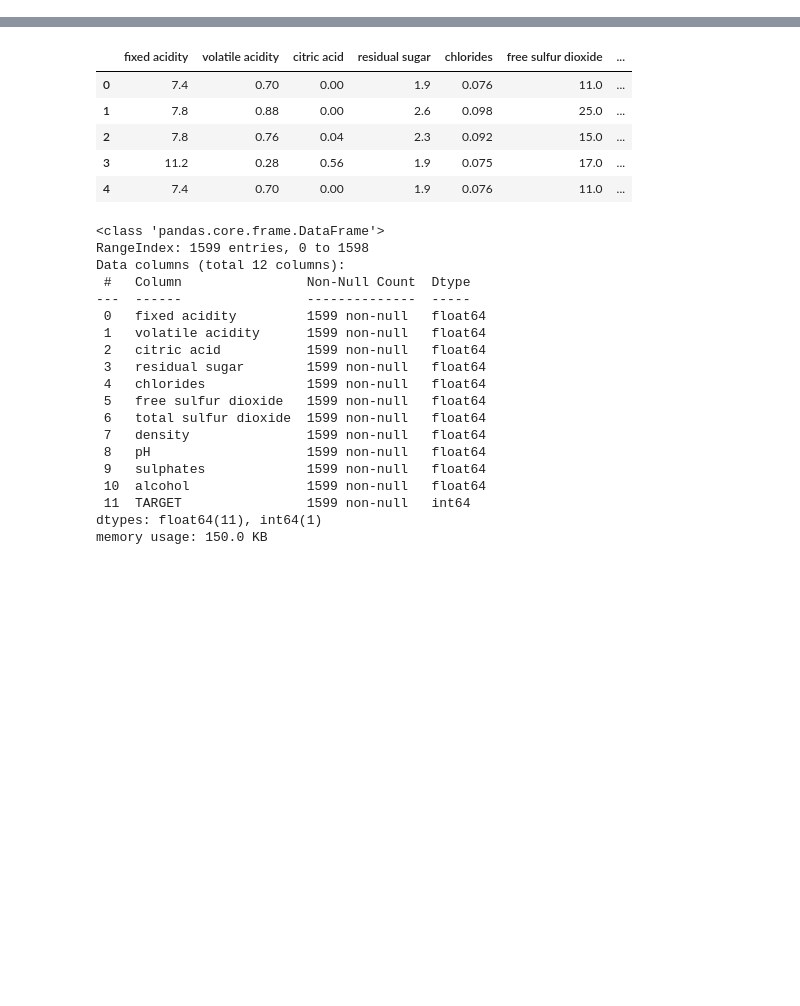
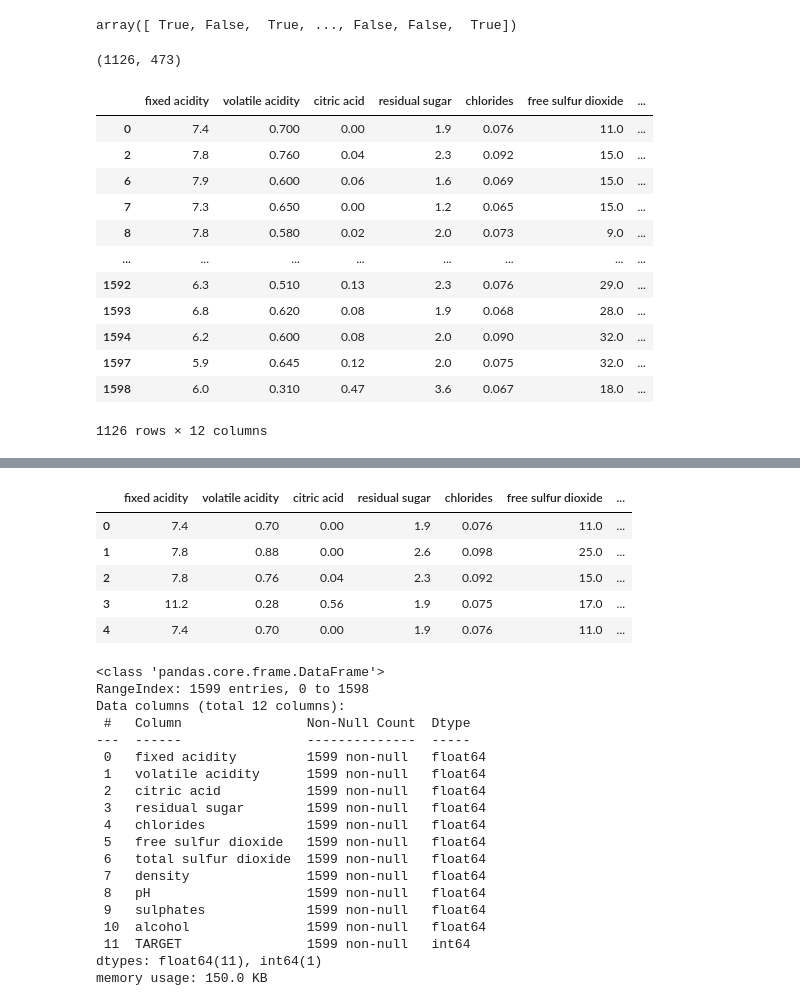
Before and after one commit to dstoecklein/mlops_wineq, a Jupyter notebook: notebooks/data_analysis.ipynb, the cells around one changed output, grey strips where cells are left out. Saved outputs shown, nothing was run; the diff lists cells and outputs as text; code cells hidden in the pictures; blank space fills up the shorter version.

```diff
--- a/notebooks/data_analysis.ipynb
+++ b/notebooks/data_analysis.ipynb
@@ -13,3 +13,31 @@ import joblib
 %matplotlib inline
 # %%
 df = pd.read_csv("winequality.csv")
+# %%
+msk = np.random.rand(len(df)) < 0.3
+msk
+# %% [output]
+array([ True, False,  True, ..., False, False,  True])
+# %%
+msk = np.random.rand(len(df)) < 0.3
+train = df[~msk]
+test = df[msk]
+len(train), len(test)
+# %% [output]
+(1126, 473)
+# %%
+train
+# %% [output]
+|  | fixed acidity | volatile acidity | citric acid | residual sugar | chlorides | free sulfur dioxide | ... |
+| 0 | 7.4 | 0.700 | 0.00 | 1.9 | 0.076 | 11.0 | ... |
+| 2 | 7.8 | 0.760 | 0.04 | 2.3 | 0.092 | 15.0 | ... |
+| 6 | 7.9 | 0.600 | 0.06 | 1.6 | 0.069 | 15.0 | ... |
+| 7 | 7.3 | 0.650 | 0.00 | 1.2 | 0.065 | 15.0 | ... |
+| 8 | 7.8 | 0.580 | 0.02 | 2.0 | 0.073 | 9.0 | ... |
+| ... | ... | ... | ... | ... | ... | ... | ... |
+| 1592 | 6.3 | 0.510 | 0.13 | 2.3 | 0.076 | 29.0 | ... |
+| 1593 | 6.8 | 0.620 | 0.08 | 1.9 | 0.068 | 28.0 | ... |
+| 1594 | 6.2 | 0.600 | 0.08 | 2.0 | 0.090 | 32.0 | ... |
+| 1597 | 5.9 | 0.645 | 0.12 | 2.0 | 0.075 | 32.0 | ... |
+| 1598 | 6.0 | 0.310 | 0.47 | 3.6 | 0.067 | 18.0 | ... |
+1126 rows × 12 columns
```
Also changed, not shown: parts of 1 cell of this notebook, 12 other files.
